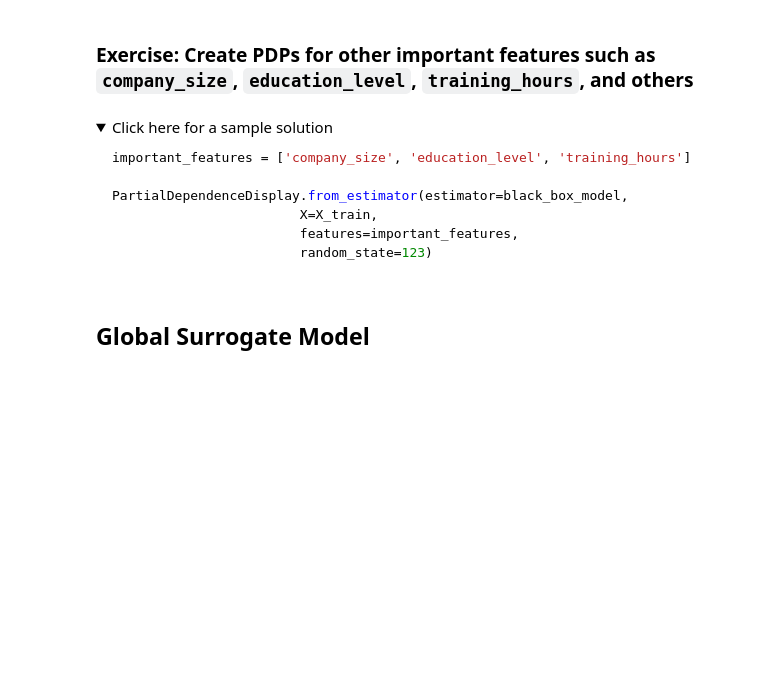
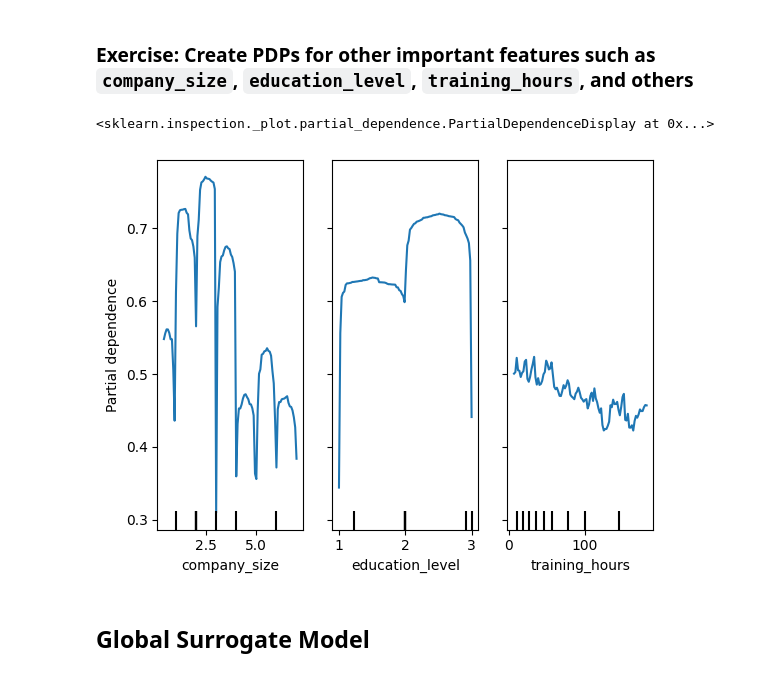
Before and after one commit to MassGH2023/Supervised-Machine-Learning-Classification, a Jupyter notebook: model_explanations.ipynb, the cells around one changed output. Saved outputs shown, nothing was run; the diff lists cells and outputs as text; code cells hidden in the pictures; folded sections open; blank space fills up the shorter version.

````diff
--- a/model_explanations.ipynb
+++ b/model_explanations.ipynb
@@ -298,19 +300,11 @@ Then you should see two PDPs are plotted for `city_development_index` and `exper
 # %%
 # Type your solution here
 # Create PDPs for other important features
+others = ['company_size', 'education_level', 'training_hours']
+PartialDependenceDisplay.from_estimator(estimator = black_box_model, X= X_train, features = others, random_state = 123)
+# %% [output]
+<sklearn.inspection._plot.partial_dependence.PartialDependenceDisplay at 0x...>
+[figure, added]
-# %% [markdown]
-<details><summary>Click here for a sample solution</summary>
-
-```python
-important_features = ['company_size', 'education_level', 'training_hours']
-
-PartialDependenceDisplay.from_estimator(estimator=black_box_model,
-                        X=X_train,
-                        features=important_features,
-                        random_state=123)
-```
-
-</details>
 # %% [markdown]
 ## Global Surrogate Model
 # %% [markdown]
````
Also changed, not shown: parts of 20 cells of this notebook.
